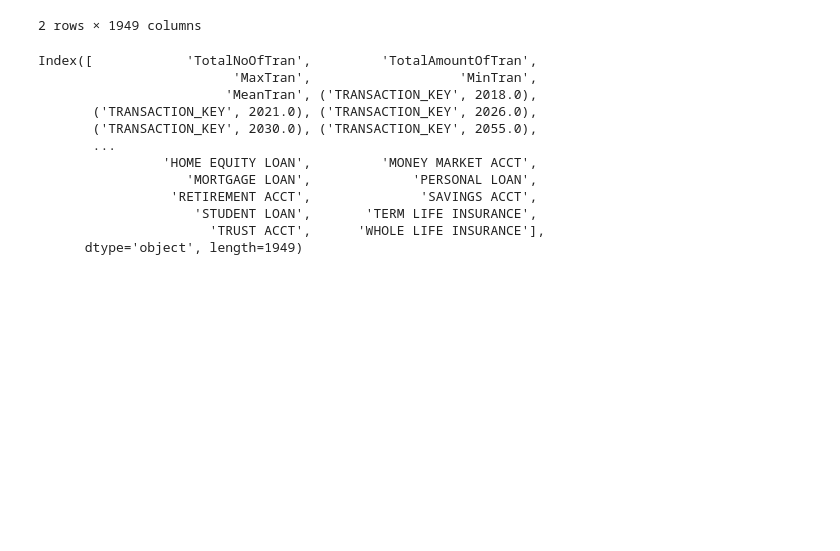
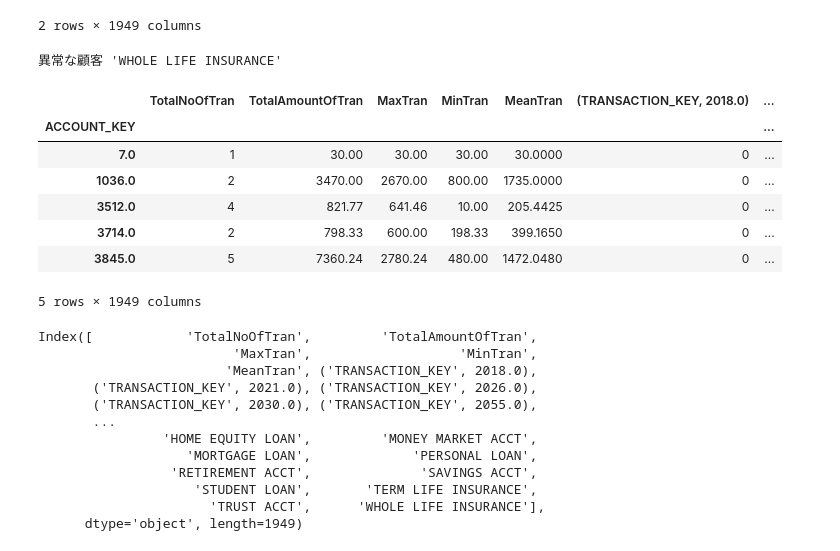
Before and after one commit to gucchi123/sas_sample, a Jupyter notebook: clustering.ipynb, the cells around one changed output. Cells and saved outputs as stored; diff of their text form; code cells hidden in the pictures; blank space fills up the shorter version.

```diff
--- a/clustering.ipynb
+++ b/clustering.ipynb
@@ -450,6 +453,19 @@ fingerprint_origin.iloc[np.where(y_pred_lof==-1)[0][:2], :]
 | 6.0 | 1 | 20.0 | 20.0 | 20.0 | 20.0 | 0 | ... |
 | 7.0 | 1 | 30.0 | 30.0 | 30.0 | 30.0 | 0 | ... |
 2 rows × 1949 columns
+# %%
+print("異常な顧客 'WHOLE LIFE INSURANCE'")
+fingerprint_origin.iloc[np.where(y_pred_lof==-1)[0], :].loc[fingerprint_origin.iloc[np.where(y_pred_lof==-1)[0], :]['WHOLE LIFE INSURANCE']==1, :].head()
+# %% [output]
+異常な顧客 'WHOLE LIFE INSURANCE'
+|  | TotalNoOfTran | TotalAmountOfTran | MaxTran | MinTran | MeanTran | (TRANSACTION_KEY, 2018.0) | ... |
+| ACCOUNT_KEY |  |  |  |  |  |  | ... |
+| 7.0 | 1 | 30.00 | 30.00 | 30.00 | 30.0000 | 0 | ... |
+| 1036.0 | 2 | 3470.00 | 2670.00 | 800.00 | 1735.0000 | 0 | ... |
+| 3512.0 | 4 | 821.77 | 641.46 | 10.00 | 205.4425 | 0 | ... |
+| 3714.0 | 2 | 798.33 | 600.00 | 198.33 | 399.1650 | 0 | ... |
+| 3845.0 | 5 | 7360.24 | 2780.24 | 480.00 | 1472.0480 | 0 | ... |
+5 rows × 1949 columns
 # %%
 fingerprint_origin.columns
 # %% [output]
```
Also changed, not shown: parts of 2 cells of this notebook.
